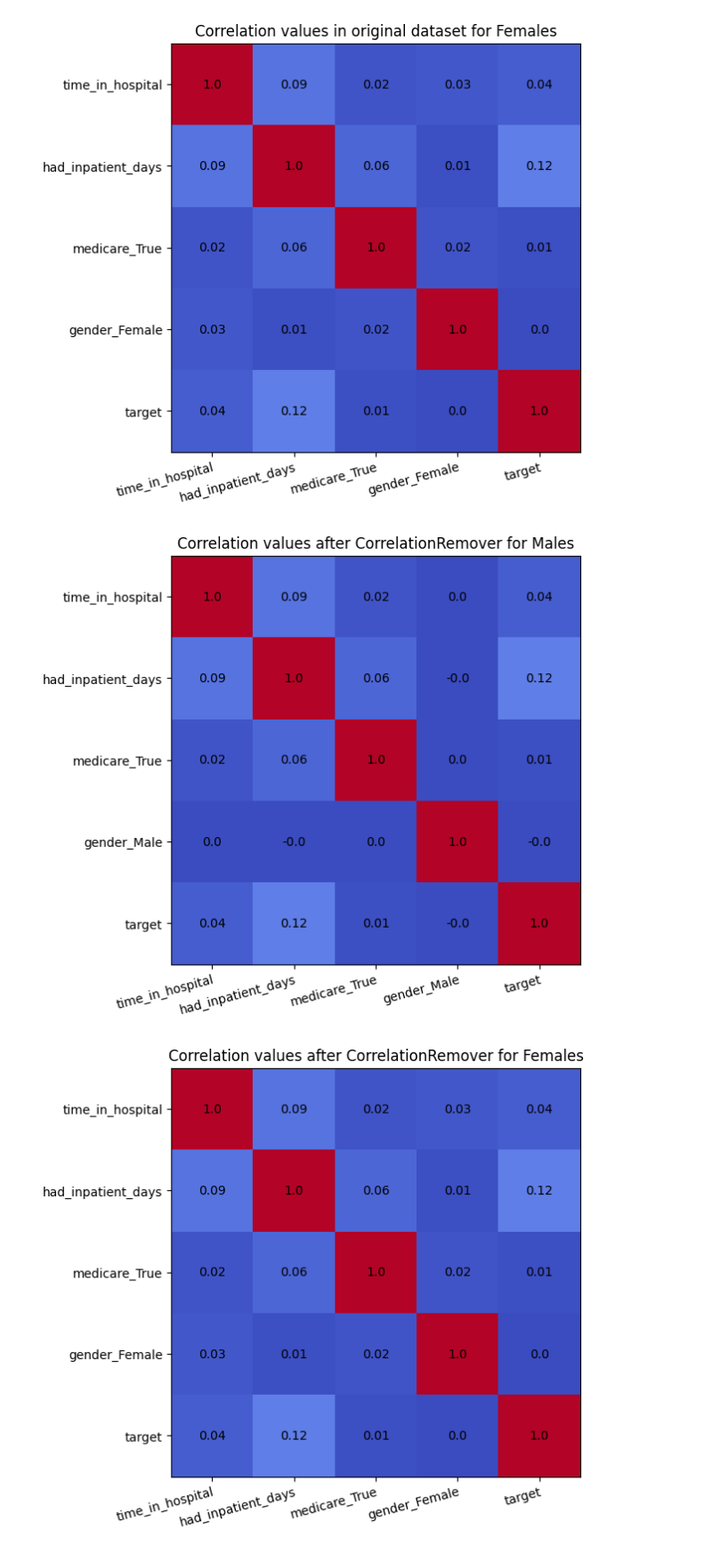
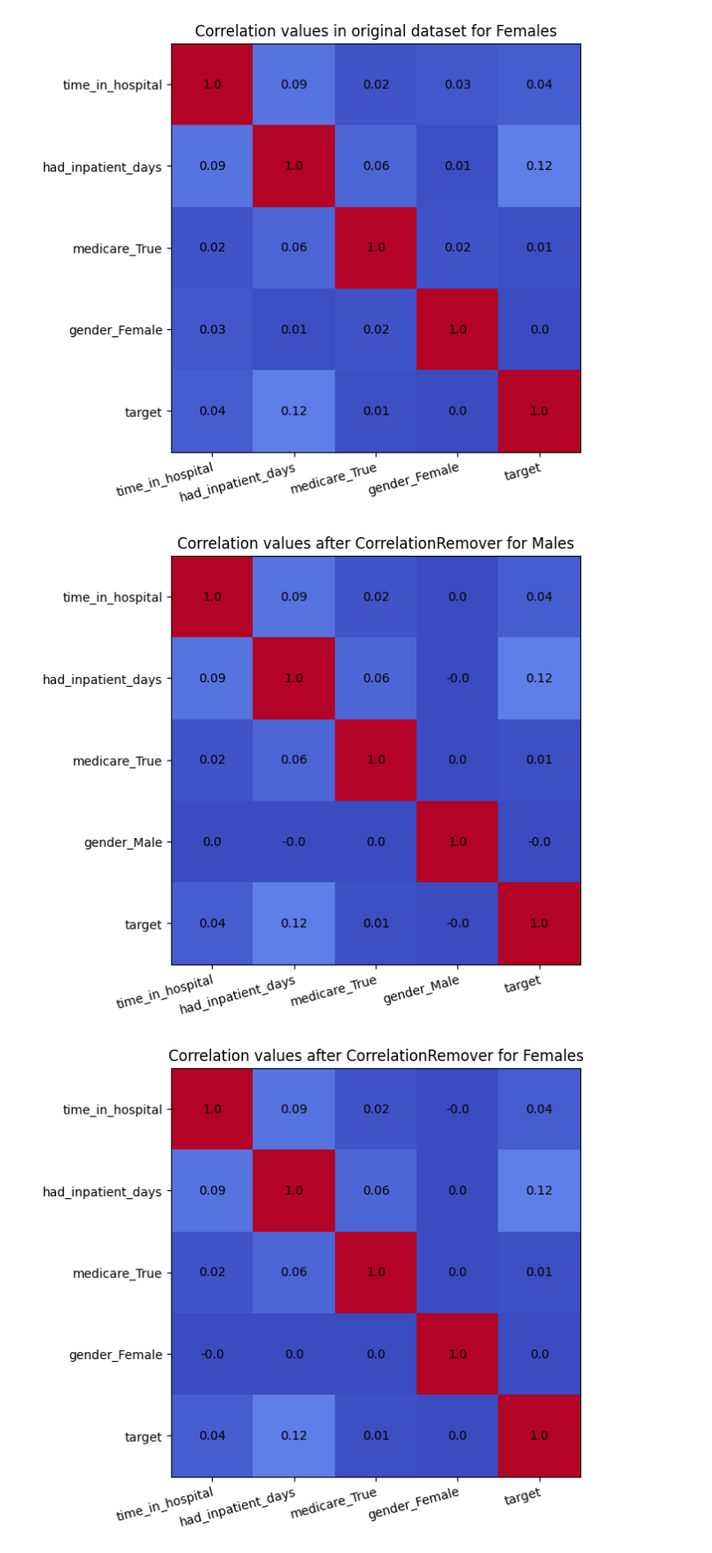
Before and after one commit to nicolacalzone/FairLearn_Sample, a Jupyter notebook: plot_correlationremover_before_after_checkpoint.ipynb, the cells around one changed output. Shown at 89% size. Saved outputs shown, nothing was run; the diff lists cells and outputs as text; code cells hidden in the pictures.

```diff
--- a/plot_correlationremover_before_after_checkpoint.ipynb
+++ b/plot_correlationremover_before_after_checkpoint.ipynb
@@ -288,7 +286,7 @@ plot_heatmap(X_cr_female, "Correlation values in original dataset for Females")
 [figure]
 # %%
 plot_heatmap(X_cr1_male, "Correlation values after CorrelationRemover for Males")
-plot_heatmap(X_cr_female, "Correlation values after CorrelationRemover for Females")
+plot_heatmap(X_cr1_female, "Correlation values after CorrelationRemover for Females")
 # %% [output]
 [figure]
-[figure, old version]
+[figure, new version]
```
Also changed, not shown: parts of 9 cells of this notebook.
